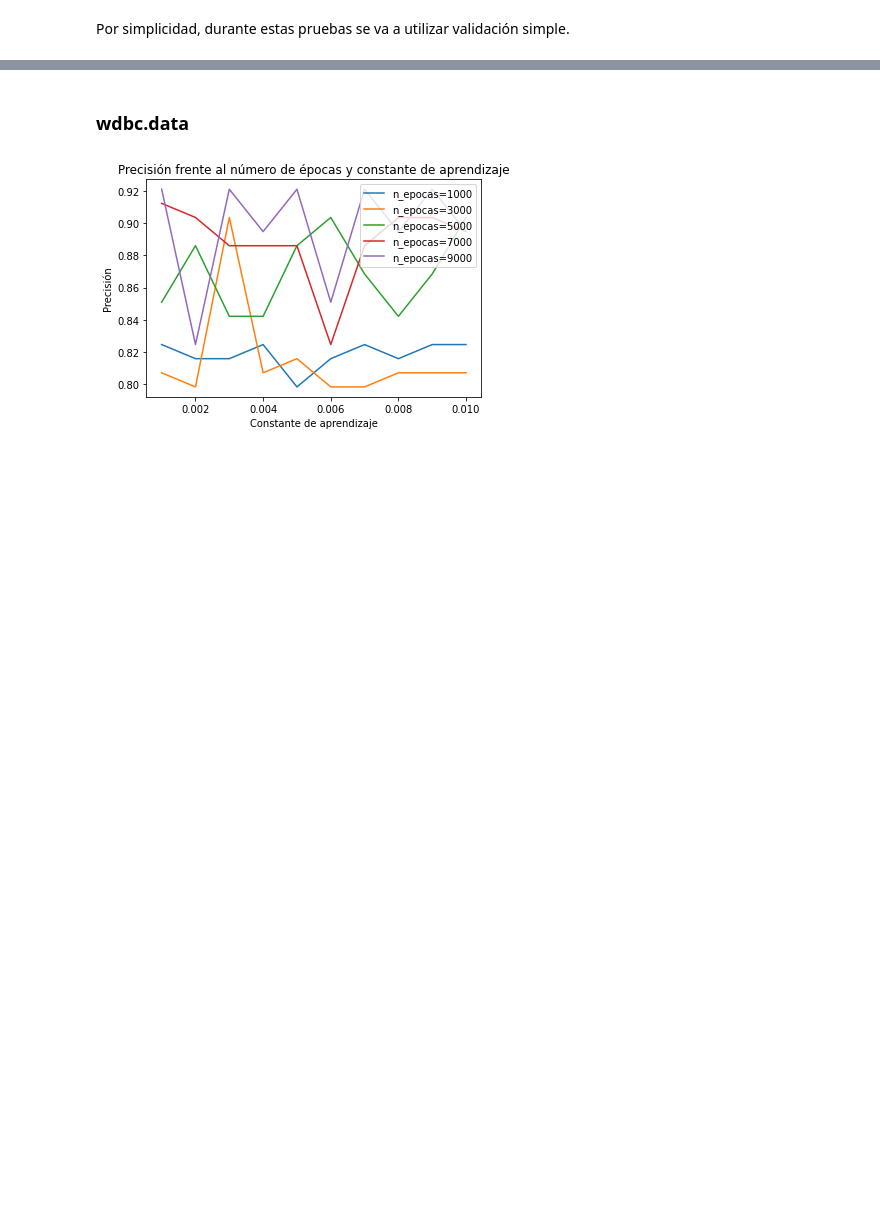
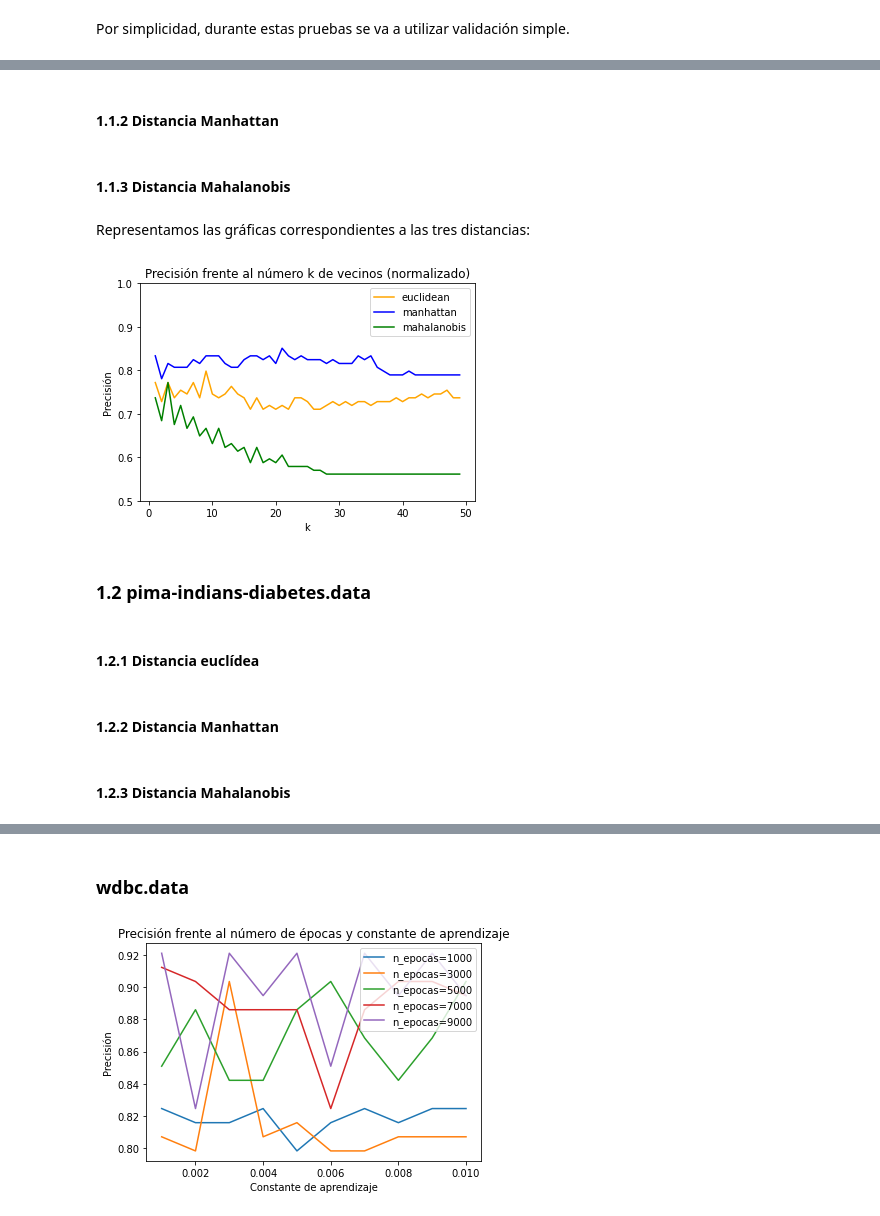
Before and after one commit to Albertogk/FAA, a Jupyter notebook: practica2/main.ipynb, the cells around one changed output, grey strips where cells are left out. Cells and saved outputs as stored; diff of their text form; code cells hidden in the pictures; blank space fills up the shorter version.

```diff
--- a/practica2/main.ipynb
+++ b/practica2/main.ipynb
@@ -19,11 +20,13 @@ def transformar_datos(dataset):
                 dataset.datos[i, j] = dataset.diccionario[j][dataset.datos[i, j]]
 
 
+
 def get_train_test(dataset, seed=None, p=0.2):
     vs = ValidacionSimple(p, 1)
     particiones = vs.creaParticiones(len(dataset.datos), seed=seed)
 
     datostrain = dataset.extraeDatos(particiones[0].indicesTrain)
     datostest = dataset.extraeDatos(particiones[0].indicesTest)
-
+    datostrain = datostrain.astype('float32')
+    datostest = datostest.astype('float32')
     return datostrain, datostest
@@ -417,0 +98,2 @@ plt.show()
+# %% [markdown]
+<h4>1.1.2 Distancia Manhattan</h4>
@@ -417,0 +110,2 @@ plt.show()
+# %% [markdown]
+<h4>1.1.3 Distancia Mahalanobis</h4>
@@ -417,0 +122,17 @@ plt.show()
+# %% [markdown]
+Representamos las gráficas correspondientes a las tres distancias:
+# %%
+plt.figure()
+plt.plot(k_values, k_precision_wdbc_euclidean_norm, color='orange', label='euclidean')
+plt.plot(k_values, k_precision_wdbc_manhattan_norm, color='b', label='manhattan')
+plt.plot(k_values, k_precision_wdbc_mahalanobis_norm, color='g', label='mahalanobis')
+plt.legend()
+plt.ylim(0.5, 1)
+plt.xlabel("k")
+plt.ylabel("Precisión")
+plt.title("Precisión frente al número k de vecinos (normalizado)")
+plt.show()
+# %% [output]
+[figure, added]
+# %% [markdown]
+<h3>1.2 pima-indians-diabetes.data</h3>
@@ -417,0 +148,2 @@ plt.show()
+# %% [markdown]
+<h4>1.2.1 Distancia euclídea</h4>
@@ -417,0 +160,2 @@ plt.show()
+# %% [markdown]
+<h4>1.2.2 Distancia Manhattan</h4>
@@ -417,0 +172,2 @@ plt.show()
+# %% [markdown]
+<h4>1.2.3 Distancia Mahalanobis</h4>
```
Also changed, not shown: parts of 168 cells of this notebook, 2 other files.
